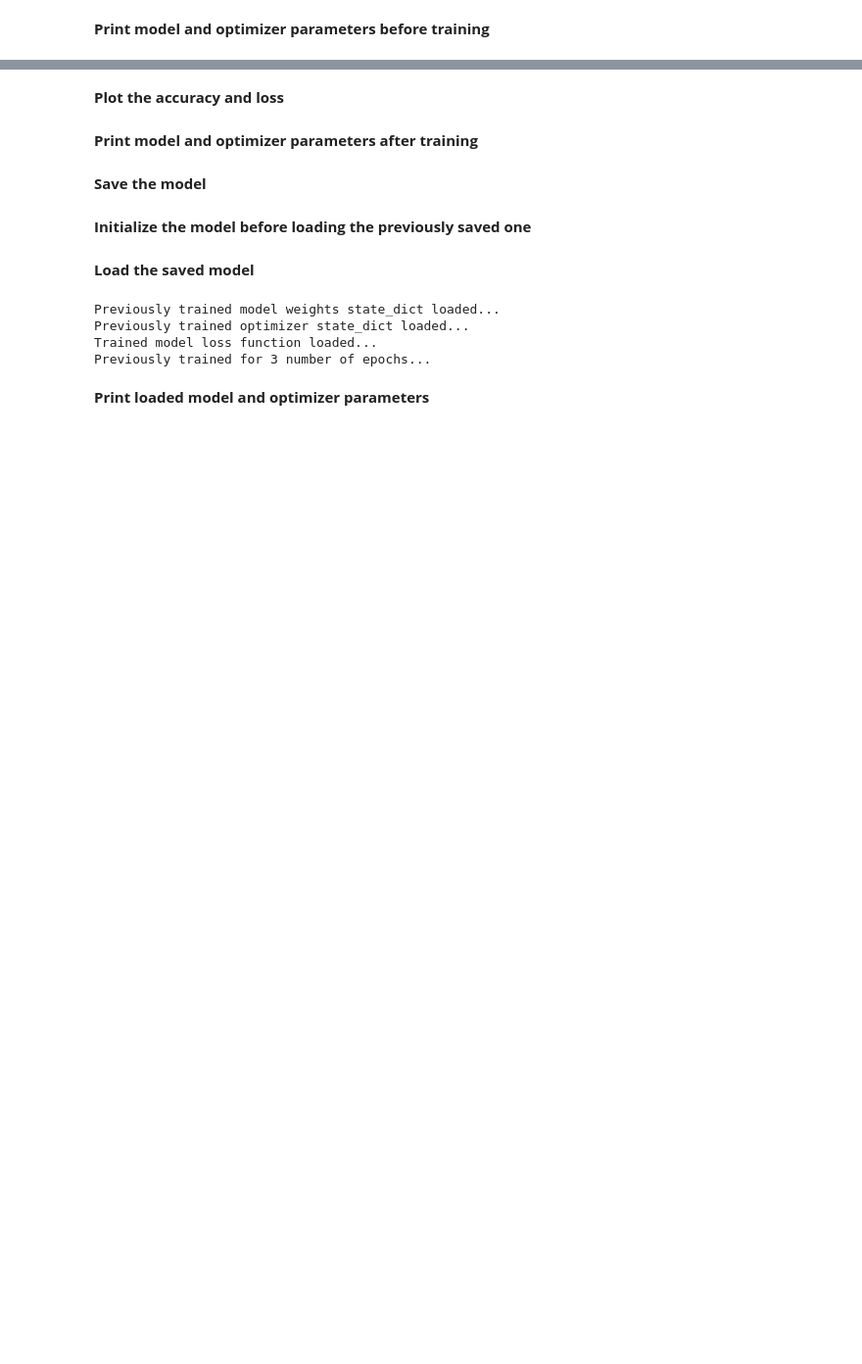
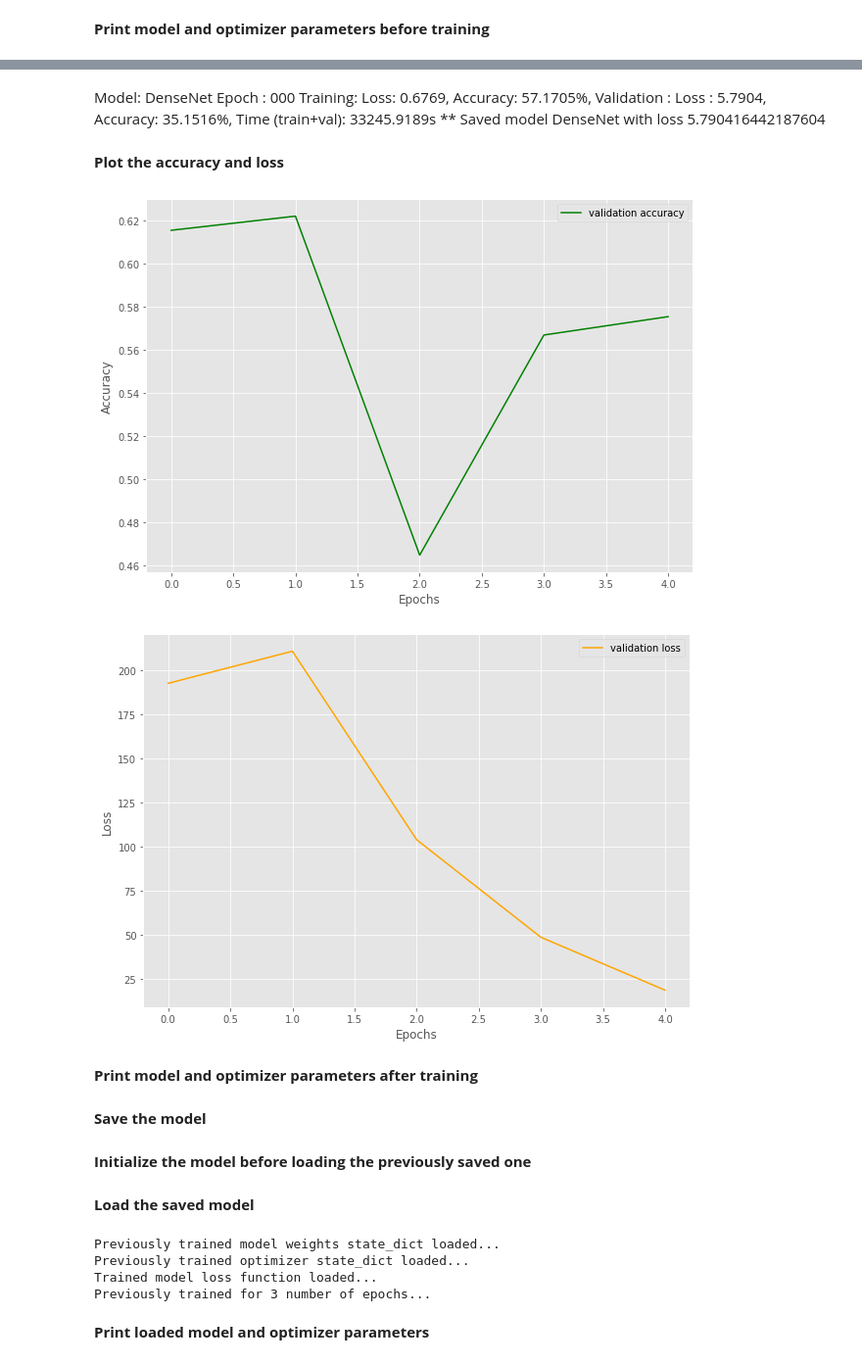
Before and after one commit to advcu987/ML_ND3_CapstoneProject, a Jupyter notebook: Train_Model.ipynb, the cells around one changed output, grey strips where cells are left out. Shown at 98% size. Saved outputs shown, nothing was run; the diff lists cells and outputs as text; code cells hidden in the pictures; blank space fills up the shorter version.

Commit message:
Added DenseNet. 9 hours training time/epoch.

```diff
--- a/Train_Model.ipynb
+++ b/Train_Model.ipynb
@@ -274,28 +354,39 @@ for epoch in range(epochs):
+# %% [markdown]
+Model: DenseNet
+Epoch : 000
+Training: Loss: 0.6769, Accuracy: 57.1705%,
+Validation : Loss : 5.7904, Accuracy: 35.1516%,
+ Time (train+val): 33245.9189s
+  **
+Saved model DenseNet with loss 5.790416442187604
 # %% [markdown]
 **Plot the accuracy and loss**
 # %%
 import matplotlib.pyplot as plt
 import matplotlib
 
 matplotlib.style.use('ggplot')
 
 # accuracy plots
 plt.figure(figsize=(10, 7))
-plt.plot(range(len(history)), [x[3] for x in history] , color='green', label='validation accuracy')
+plt.plot(range(len(history_loaded)), [x[3] for x in history_loaded] , color='green', label='validation accuracy')
 plt.xlabel('Epochs')
 plt.ylabel('Accuracy')
 plt.legend()
 plt.savefig('outputs/initial_validation_accuracy.png')
 plt.show()
 
 # loss plots
 plt.figure(figsize=(10, 7))
-plt.plot(range(len(history)), [x[1] for x in history], color='orange', label='validation loss')
+plt.plot(range(len(history_loaded)), [x[1] for x in history_loaded], color='orange', label='validation loss')
 plt.xlabel('Epochs')
 plt.ylabel('Loss')
 plt.legend()
 plt.savefig('outputs/initial_training_loss.png')
 plt.show()
+# %% [output]
+[figure, added]
+[figure, added]
 # %% [markdown]
 **Print model and optimizer parameters after training**
 # %%
```
Also changed, not shown: parts of 13 cells of this notebook.
